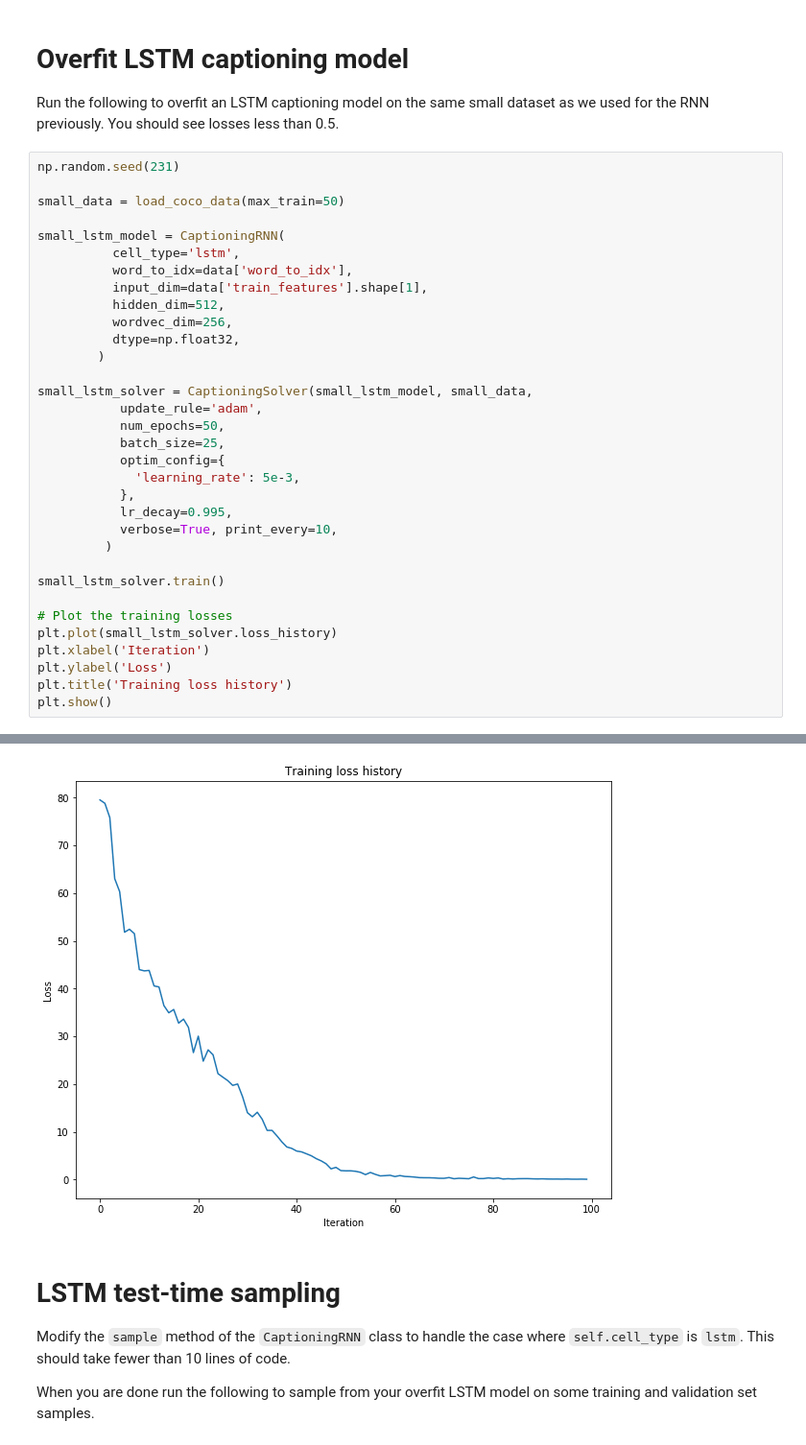
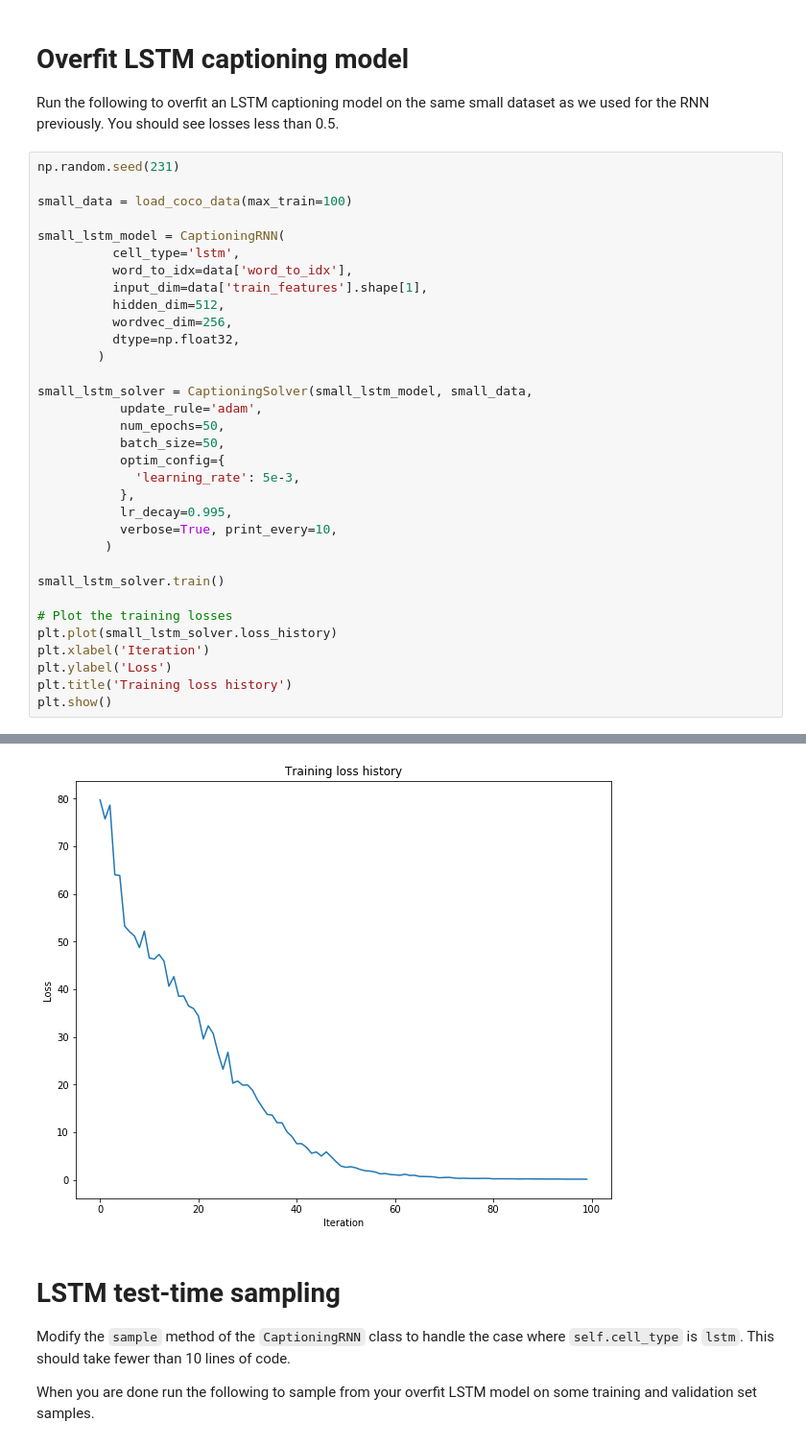
Before and after one commit to XIANGFANGCODE/cs231_assignment, a Jupyter notebook: assignment3/LSTM_Captioning.ipynb, the cells around one changed output, grey strips where cells are left out. Shown at 96% size. Cells and saved outputs as stored; diff of their text form.

```diff
--- a/assignment3/LSTM_Captioning.ipynb
+++ b/assignment3/LSTM_Captioning.ipynb
@@ -284,7 +284,7 @@ Run the following to overfit an LSTM captioning model on the same small dataset
 # %%
 np.random.seed(231)
 
-small_data = load_coco_data(max_train=50)
+small_data = load_coco_data(max_train=100)
 
 small_lstm_model = CaptioningRNN(
           cell_type='lstm',
@@ -298,7 +298,7 @@ small_lstm_model = CaptioningRNN(
 small_lstm_solver = CaptioningSolver(small_lstm_model, small_data,
            update_rule='adam',
            num_epochs=50,
-           batch_size=25,
+           batch_size=50,
            optim_config={
              'learning_rate': 5e-3,
            },
@@ -328,4 +328,4 @@ plt.show()
-[figure, old version]
+[figure, new version]
 # %% [markdown]
 # LSTM test-time sampling
 Modify the `sample` method of the `CaptioningRNN` class to handle the case where `self.cell_type` is `lstm`. This should take fewer than 10 lines of code.
```
Also changed, not shown: parts of 5 cells of this notebook, 2 other files.
